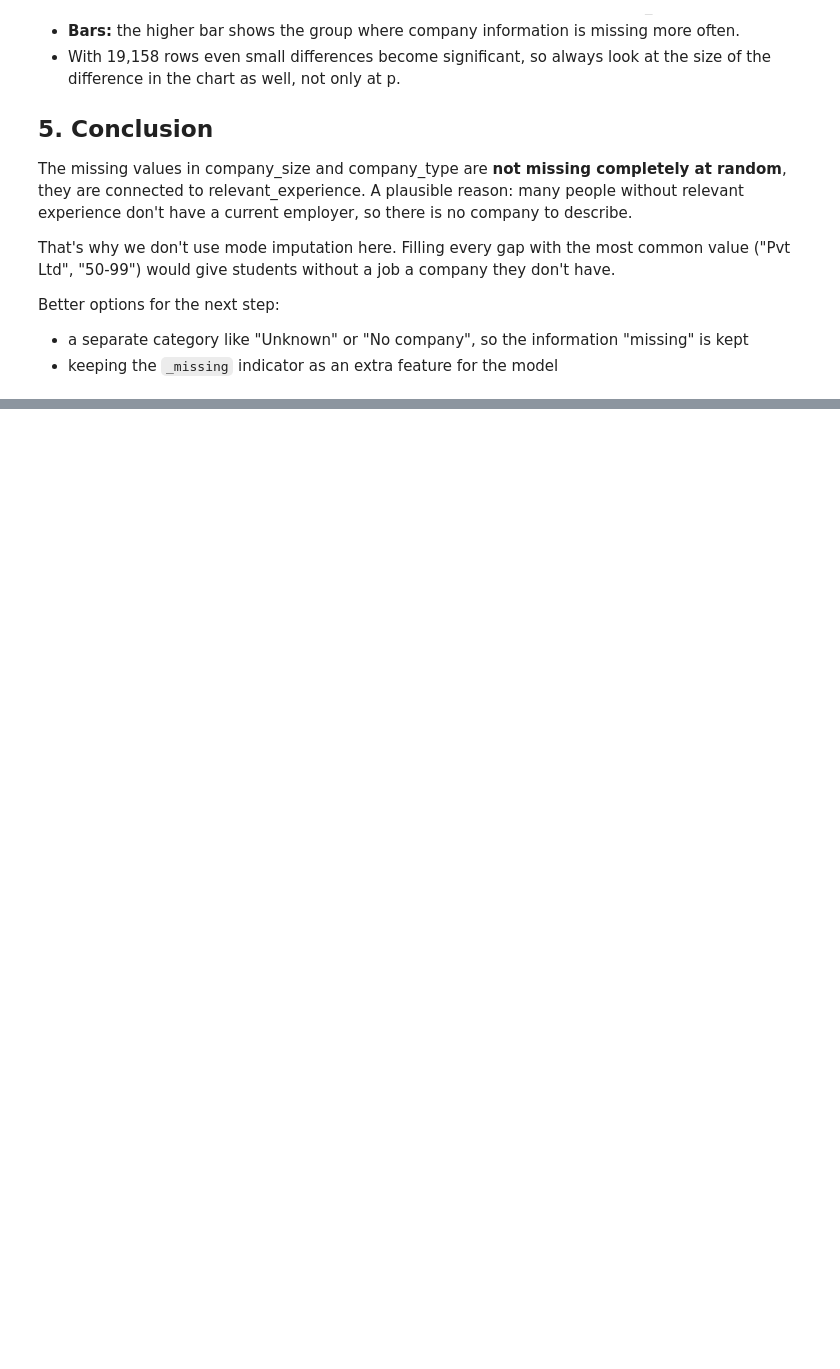
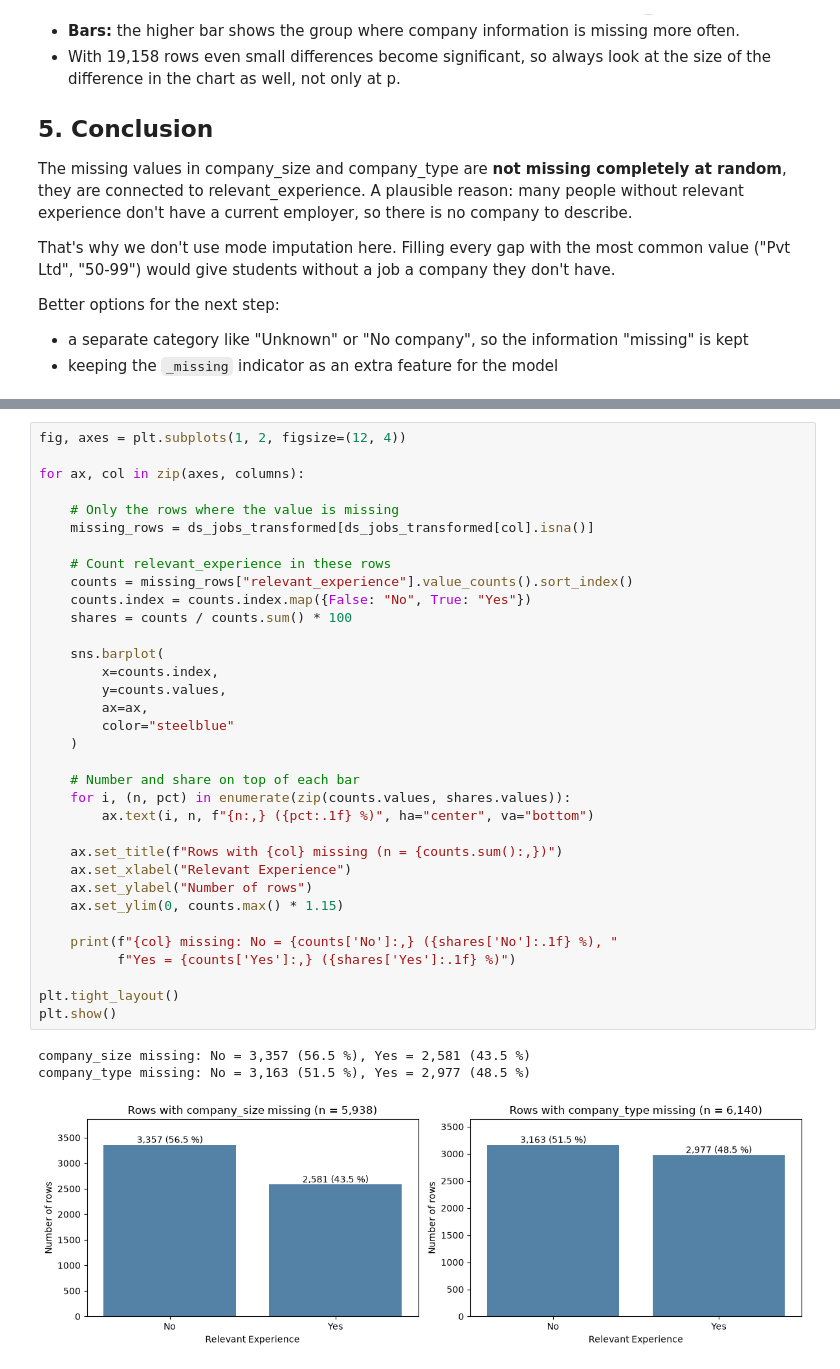
Before and after one commit to Lyxxrn/Data-Science, a Jupyter notebook: week 2/missing_company.ipynb, the cells around one changed output, grey strips where cells are left out. Cells and saved outputs as stored; diff of their text form; blank space fills up the shorter version.

```diff
--- a/week 2/missing_company.ipynb
+++ b/week 2/missing_company.ipynb
@@ -136,0 +149,38 @@ Better options for the next step:
+# %%
+fig, axes = plt.subplots(1, 2, figsize=(12, 4))
+
+for ax, col in zip(axes, columns):
+
+    # Only the rows where the value is missing
+    missing_rows = ds_jobs_transformed[ds_jobs_transformed[col].isna()]
+
+    # Count relevant_experience in these rows
+    counts = missing_rows["relevant_experience"].value_counts().sort_index()
+    counts.index = counts.index.map({False: "No", True: "Yes"})
+    shares = counts / counts.sum() * 100
+
+    sns.barplot(
+        x=counts.index,
+        y=counts.values,
+        ax=ax,
+        color="steelblue"
+    )
+
+    # Number and share on top of each bar
+    for i, (n, pct) in enumerate(zip(counts.values, shares.values)):
+        ax.text(i, n, f"{n:,} ({pct:.1f} %)", ha="center", va="bottom")
+
+    ax.set_title(f"Rows with {col} missing (n = {counts.sum():,})")
+    ax.set_xlabel("Relevant Experience")
+    ax.set_ylabel("Number of rows")
+    ax.set_ylim(0, counts.max() * 1.15)
+
+    print(f"{col} missing: No = {counts['No']:,} ({shares['No']:.1f} %), "
+          f"Yes = {counts['Yes']:,} ({shares['Yes']:.1f} %)")
+
+plt.tight_layout()
+plt.show()
+# %% [output]
+company_size missing: No = 3,357 (56.5 %), Yes = 2,581 (43.5 %)
+company_type missing: No = 3,163 (51.5 %), Yes = 2,977 (48.5 %)
+[figure, added]
```
Also changed, not shown: parts of 2 cells of this notebook, 1 other file.
